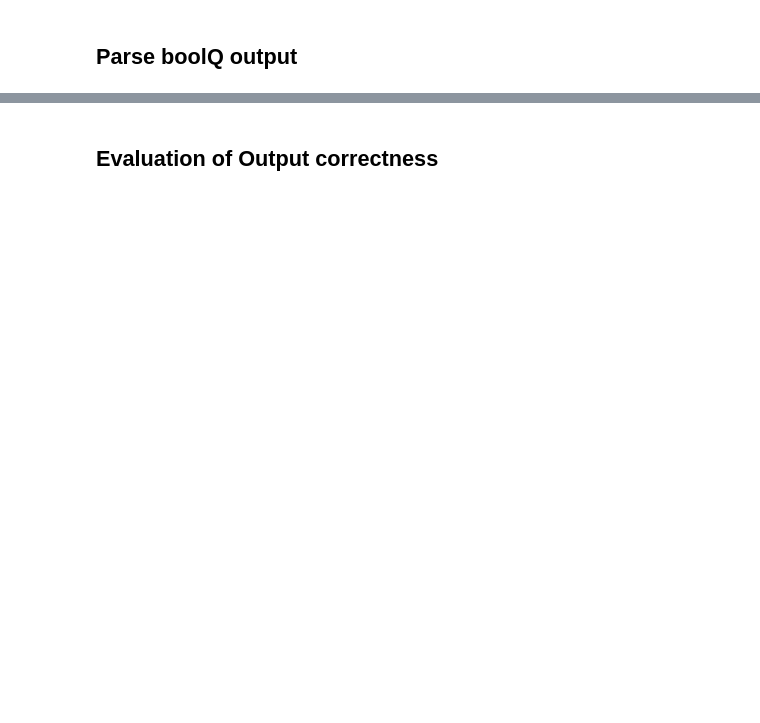
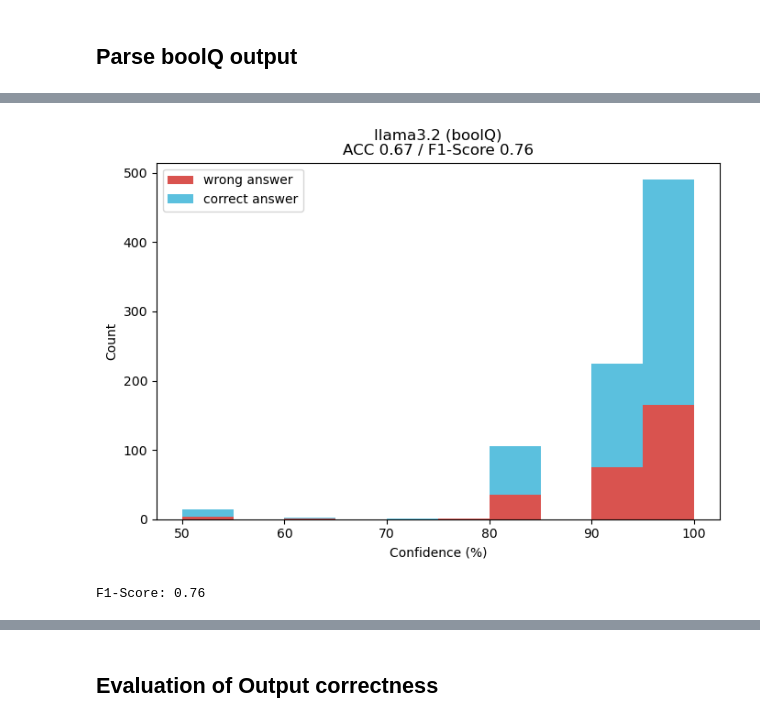
Before and after one commit to christian-hobelsberger/LLMUncertainty, a Jupyter notebook: analyze_confidence_output.ipynb, the cells around one changed output, grey strips where cells are left out. Cells and saved outputs as stored; diff of their text form; code cells hidden in the pictures; blank space fills up the shorter version.

```diff
--- a/analyze_confidence_output.ipynb
+++ b/analyze_confidence_output.ipynb
@@ -234,0 +278,36 @@ df["model_output"][13]
+# %%
+# Calculate f1-score
+from sklearn.metrics import f1_score as sklearn_f1_score
+
+f1_val = sklearn_f1_score(df_cm_valid["answer"].astype(str), df_cm_valid["parsed_answer"], average="binary", pos_label="True")
+
+bins = np.arange(50, 101, 5)
+bin_labels = [f"{b}" for b in bins]
+
+# Use df_cm_valid to define correct and wrong
+correct = df_cm_valid[df_cm_valid["answer"].astype(str) == df_cm_valid["parsed_answer"]]["parsed_confidence"]
+wrong = df_cm_valid[df_cm_valid["answer"].astype(str) != df_cm_valid["parsed_answer"]]["parsed_confidence"]
+
+plt.figure(figsize=(7, 5))
+plt.hist([wrong, correct], bins=bins, stacked=True, color=["#d9534f", "#5bc0de"], label=["wrong answer", "correct answer"])
+
+plt.xlabel("Confidence (%)")
+plt.ylabel("Count")
+acc = (df_cm_valid["answer"].astype(str) == df_cm_valid["parsed_answer"]).mean()
+
+# Title with ACC and F1-Score
+plt.title("llama3.2 (boolQ)\nACC {:.2f} / F1-Score {:.2f}".format(acc, f1_val))
+plt.legend(loc="upper left", frameon=True)
+plt.tight_layout()
+plt.savefig("figures/metrics/confidence_elicitation/confidence_distribution_llama3.2.png")
+plt.show()
+# %% [output]
+[figure, added]
+# %%
+# Calculate f1-score
+from sklearn.metrics import f1_score as sklearn_f1_score
+
+f1_val = sklearn_f1_score(df_cm_valid["answer"].astype(str), df_cm_valid["parsed_answer"], average="binary", pos_label="True")
+print(f"F1-Score: {f1_val:.2f}")
+# %% [output]
+F1-Score: 0.76
```
Also changed, not shown: parts of 20 cells of this notebook, 45 other files.
